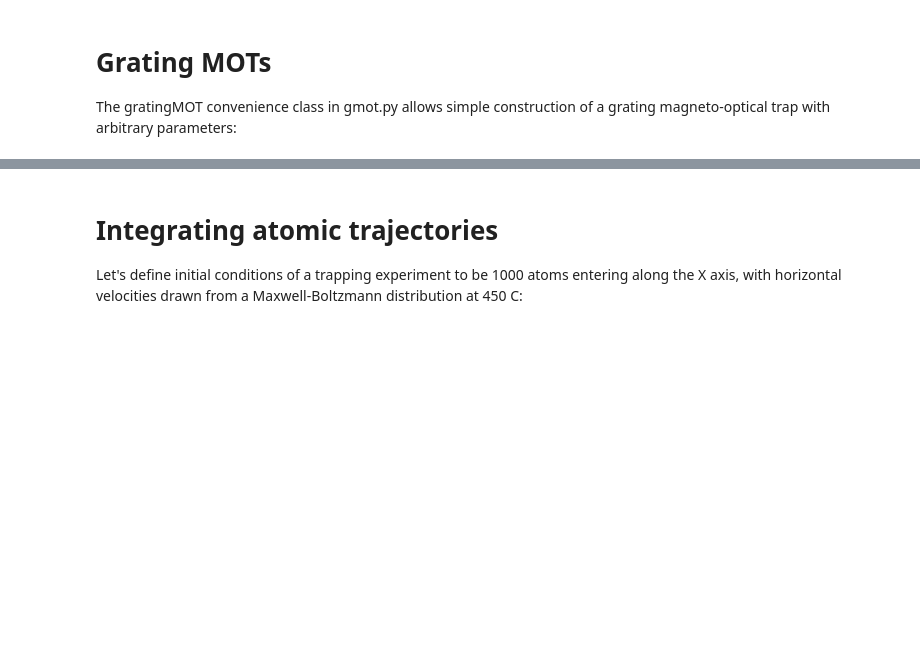
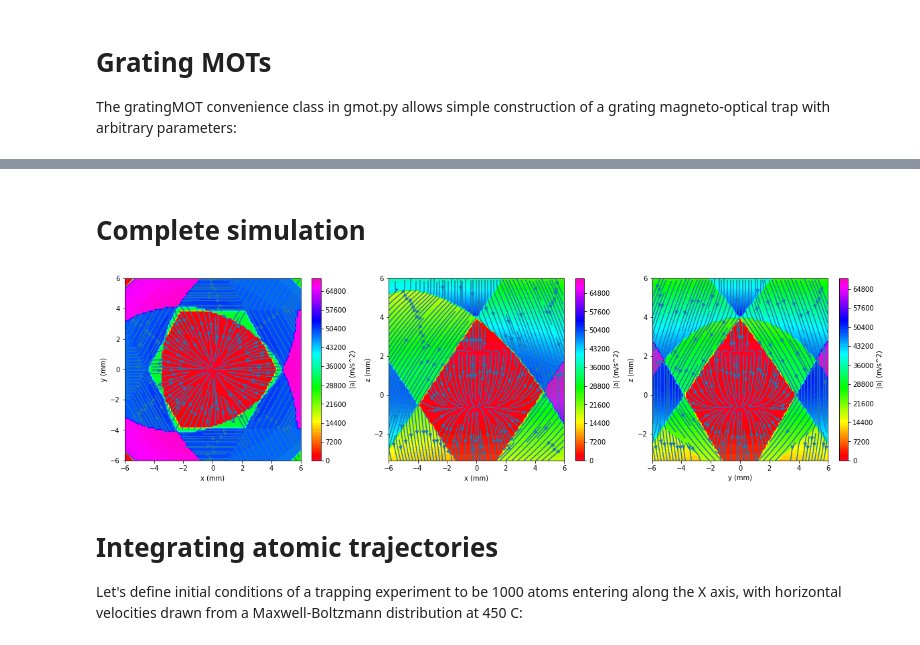
Before and after one commit to robertfasano/MOTorNOT, a Jupyter notebook: tutorials/Guide.ipynb, the cells around one changed output, grey strips where cells are left out. Saved outputs shown, nothing was run; the diff lists cells and outputs as text; code cells hidden in the pictures; blank space fills up the shorter version.

```diff
--- a/tutorials/Guide.ipynb
+++ b/tutorials/Guide.ipynb
@@ -88,3 +121,25 @@ gmot.plot()
+# %% [markdown]
+# Complete simulation
+# %%
+from MOTorNOT.coils import *
+state = {}
+state['coil1'] = {'radius': 0.12,'z': 0.12, 'N': 50,'I': 100,'axis': 2}
+state['coil2'] = {'radius': 0.12,'z': -0.12, 'N': 50,'I': -100,'axis': 2}
+
+coils = Coils([Coil(state['coil1']), Coil(state['coil2'])])
+state['gmot'] = {'position': 5e-3,
+                   'alpha': np.arcsin(wavelength/period),
+                   'radius': 8e-3,
+                   'field': coils.field,
+                   'power': 20e-3,
+                   'detuning': -linewidth/2,
+                   'polarization': -1,
+                   'R1': 0.33}
+
+gmot = gratingMOT(state['gmot'])
+gmot.plot()
+# %% [output]
+[figure, added]
 # %% [markdown]
 # Integrating atomic trajectories
 Let's define initial conditions of a trapping experiment to be 1000 atoms entering along the X axis, with horizontal velocities drawn from a Maxwell-Boltzmann distribution at 450 C:
```
Also changed, not shown: parts of 9 cells of this notebook.
